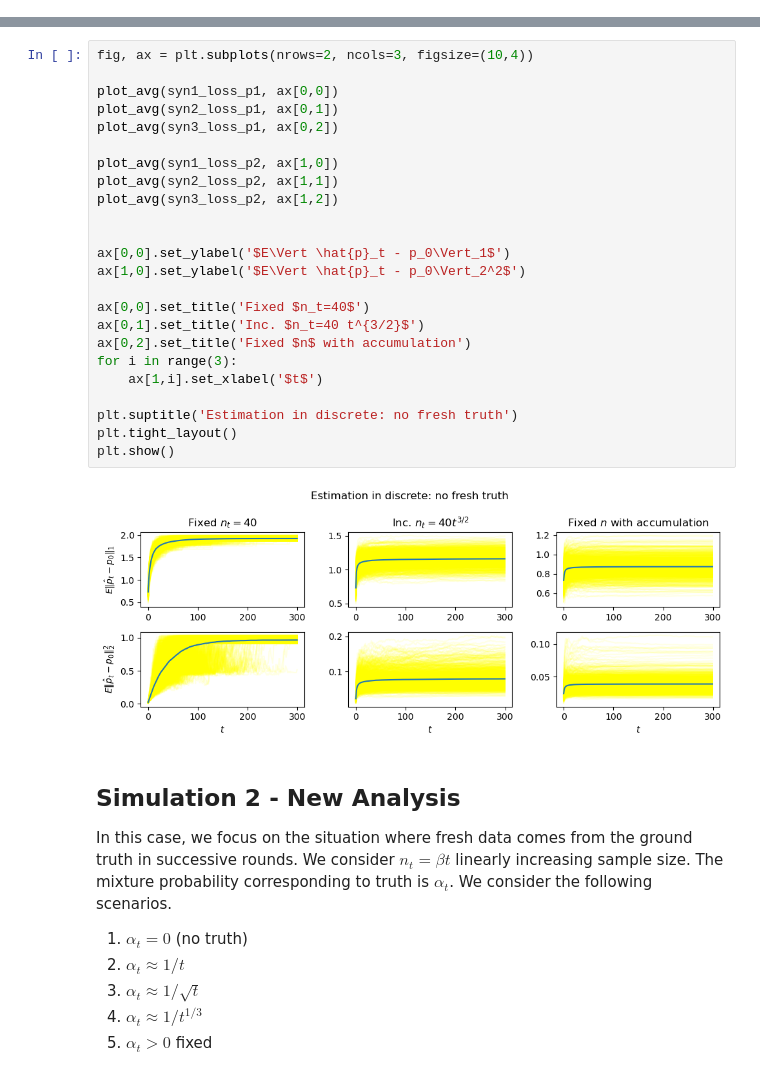
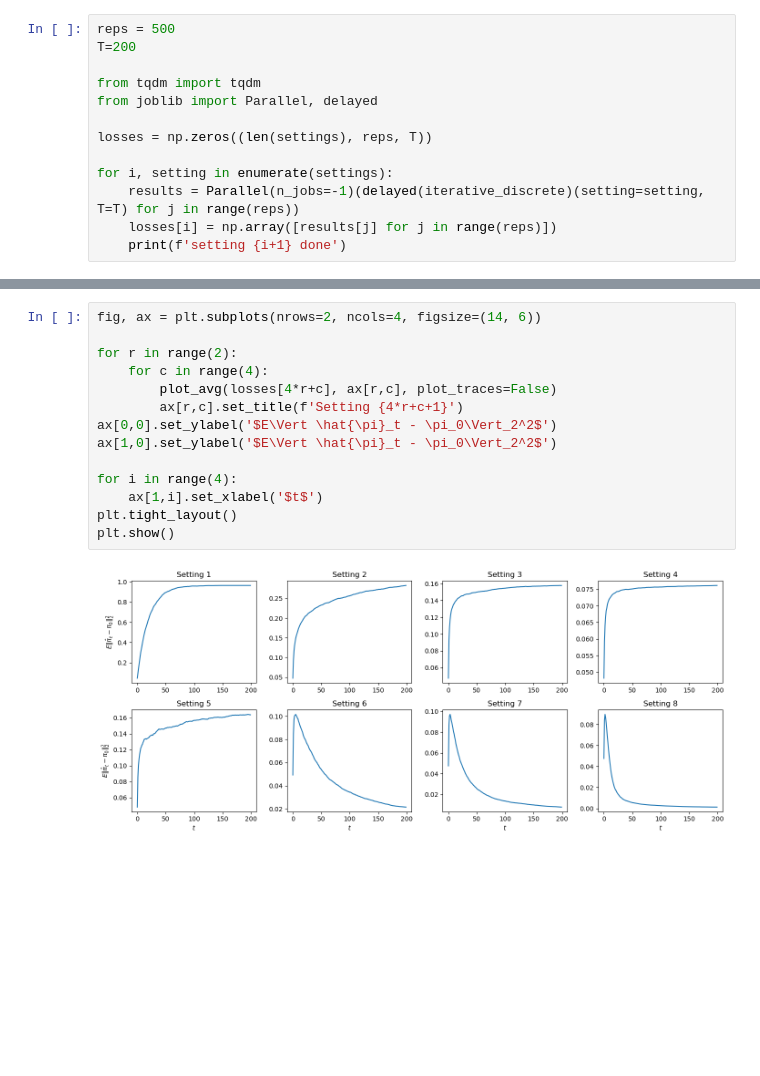
Before and after one commit to BakshiSoham/LLMCollapse, a Jupyter notebook: discrete.ipynb, the cells around one changed output, grey strips where cells are left out. Cells and saved outputs as stored; diff of their text form; blank space fills up the shorter version.

Commit message:
modified discrete, added files on normal and gmm

```diff
--- a/discrete.ipynb
+++ b/discrete.ipynb
@@ -119,0 +113,13 @@ syn3_loss_p2 = np.array([results_syn3[i][1] for i in range(reps)])
+# %%
+reps = 500
+T=200
+
+from tqdm import tqdm
+from joblib import Parallel, delayed
+
+losses = np.zeros((len(settings), reps, T))
+
+for i, setting in enumerate(settings):
+    results = Parallel(n_jobs=-1)(delayed(iterative_discrete)(setting=setting, T=T) for j in range(reps))
+    losses[i] = np.array([results[j] for j in range(reps)])
+    print(f'setting {i+1} done')
@@ -120,36 +135,16 @@ syn3_loss_p2 = np.array([results_syn3[i][1] for i in range(reps)])
 # %%
-fig, ax = plt.subplots(nrows=2, ncols=3, figsize=(10,4))
+fig, ax = plt.subplots(nrows=2, ncols=4, figsize=(14, 6))
 
-plot_avg(syn1_loss_p1, ax[0,0])
-plot_avg(syn2_loss_p1, ax[0,1])
-plot_avg(syn3_loss_p1, ax[0,2])
+for r in range(2):
+    for c in range(4):
+        plot_avg(losses[4*r+c], ax[r,c], plot_traces=False)
+        ax[r,c].set_title(f'Setting {4*r+c+1}')
+ax[0,0].set_ylabel('$E\Vert \hat{\pi}_t - \pi_0\Vert_2^2$')
+ax[1,0].set_ylabel('$E\Vert \hat{\pi}_t - \pi_0\Vert_2^2$')
 
-plot_avg(syn1_loss_p2, ax[1,0])
-plot_avg(syn2_loss_p2, ax[1,1])
-plot_avg(syn3_loss_p2, ax[1,2])
-
-
-ax[0,0].set_ylabel('$E\Vert \hat{p}_t - p_0\Vert_1$')
-ax[1,0].set_ylabel('$E\Vert \hat{p}_t - p_0\Vert_2^2$')
-
-ax[0,0].set_title('Fixed $n_t=40$')
-ax[0,1].set_title('Inc. $n_t=40 t^{3/2}$')
-ax[0,2].set_title('Fixed $n$ with accumulation')
-for i in range(3):
+for i in range(4):
     ax[1,i].set_xlabel('$t$')
-
-plt.suptitle('Estimation in discrete: no fresh truth')
 plt.tight_layout()
 plt.show()
 # %% [output]
-[figure, old version]
+[figure, new version]
-# %% [markdown]
-## Simulation 2 - New Analysis
-
-In this case, we focus on the situation where fresh data comes from the ground truth in successive rounds. We consider $n_t=\beta t$ linearly increasing sample size. The mixture probability corresponding to truth is $\alpha_t$. We consider the following scenarios.
-
-1. $\alpha_t = 0$ (no truth)
-2. $\alpha_t \approx 1/t$
-3. $\alpha_t \approx 1/\sqrt{t}$
-4. $\alpha_t \approx 1/t^{1/3}$
-5. $\alpha_t>0$ fixed
```
Also changed, not shown: parts of 15 cells of this notebook, 3 other files.
